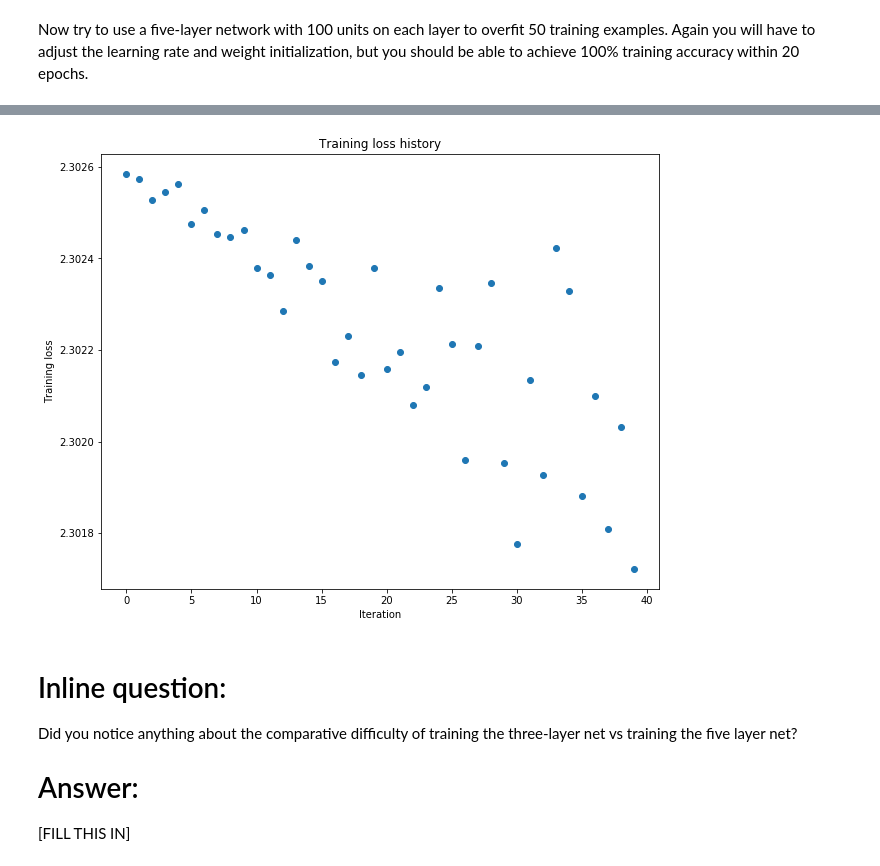
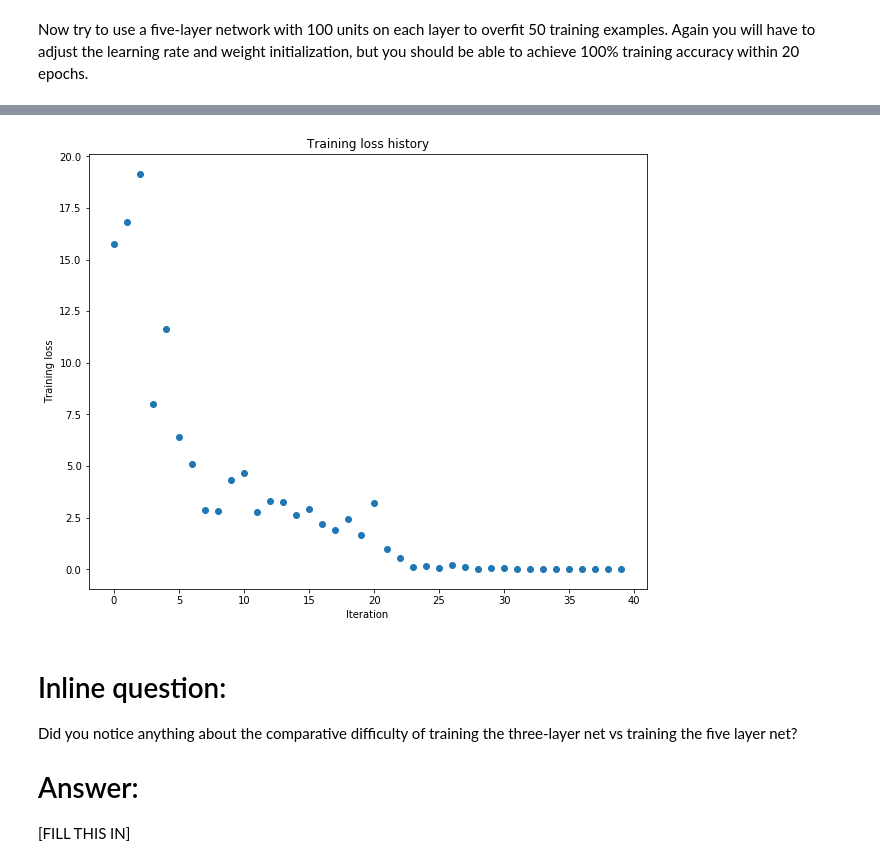
Before and after one commit to shangzw12/a2, a Jupyter notebook: FullyConnectedNets.ipynb, the cells around one changed output, grey strips where cells are left out. Cells and saved outputs as stored; diff of their text form; code cells hidden in the pictures.

```diff
--- a/FullyConnectedNets.ipynb
+++ b/FullyConnectedNets.ipynb
@@ -471,7 +471,7 @@ small_data = {
 }
 
 learning_rate = 1e-3
-weight_scale = 1e-5
+weight_scale = 7e-2
 model = FullyConnectedNet([100, 100, 100, 100],
                 weight_scale=weight_scale, dtype=np.float64)
 solver = Solver(model, small_data,
@@ -509,4 +509,4 @@ plt.show()
-[figure, old version]
+[figure, new version]
 # %% [markdown]
 # Inline question:
 Did you notice anything about the comparative difficulty of training the three-layer net vs training the five layer net?
```
Also changed, not shown: parts of 6 cells of this notebook, 1 other file.
